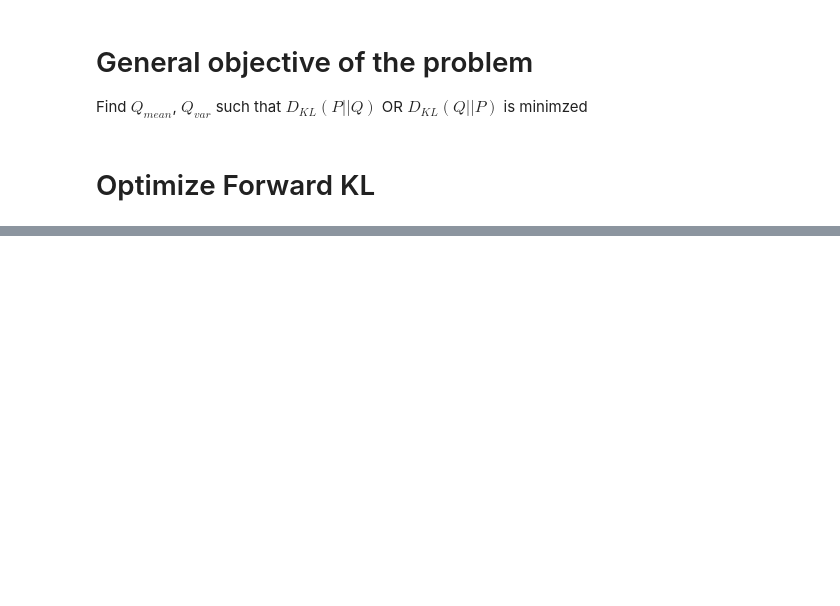
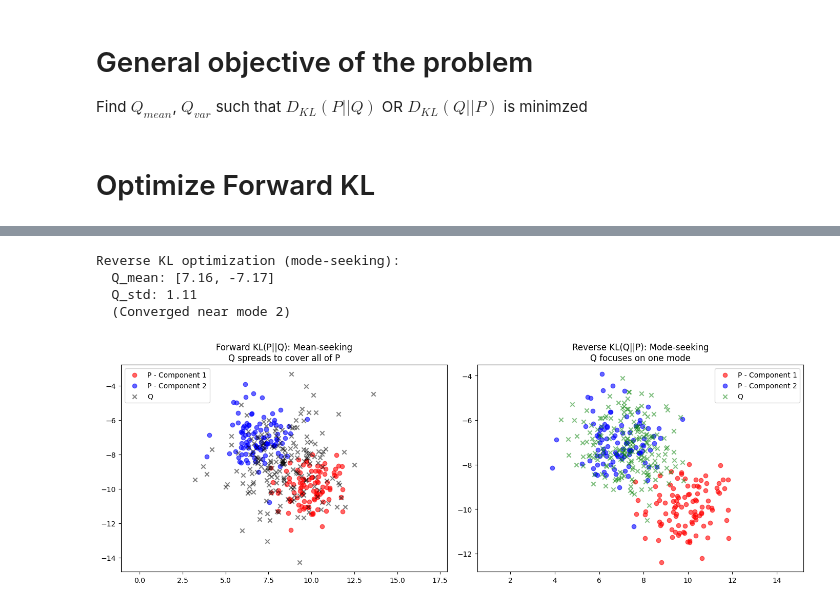
Before and after one commit to adityapaikrao/ML-algorithms-from-scratch, a Jupyter notebook: basics/KL.ipynb, the cells around one changed output, grey strips where cells are left out. Cells and saved outputs as stored; diff of their text form; code cells hidden in the pictures; blank space fills up the shorter version.

```diff
--- a/basics/KL.ipynb
+++ b/basics/KL.ipynb
@@ -85,0 +131,50 @@ ValueError: too many values to unpack (expected 2)
+# %%
+# Reverse KL - mode seeking behavior
+# Try initializing near each mode and pick best result
+results_rev = []
+
+for mode_idx in range(2):
+    x_init_rev = np.array([params_P[mode_idx, 0], params_P[mode_idx, 1], 1.0])
+    result_rev = minimize(reverseKL_obj, x0=x_init_rev, args=((params_P, 2000, 123),),
+                          bounds=bounds, method='L-BFGS-B')
+    results_rev.append((result_rev.fun, result_rev.x))
+
+# Take the one with lowest KL
+best_idx = np.argmin([r[0] for r in results_rev])
+Q_params_reverse = results_rev[best_idx][1]
+
+print(f"Reverse KL optimization (mode-seeking):")
+print(f"  Q_mean: [{Q_params_reverse[0]:.2f}, {Q_params_reverse[1]:.2f}]")
+print(f"  Q_std: {Q_params_reverse[2]:.2f}")
+print(f"  (Converged near mode {best_idx + 1})")
+# %% [output]
+Reverse KL optimization (mode-seeking):
+  Q_mean: [7.16, -7.17]
+  Q_std: 1.11
+  (Converged near mode 2)
+# %%
+# Compare Forward vs Reverse KL
+Q_forward = rng.normal(loc=Q_params_forward[:2], scale=Q_params_forward[-1], size=(200, 2))
+Q_reverse = rng.normal(loc=Q_params_reverse[:2], scale=Q_params_reverse[-1], size=(200, 2))
+
+fig, axes = plt.subplots( 1, 2, figsize=(14, 5))
+
+# Forward KL
+axes[0].scatter(p1[:, 0], p1[:, 1], color="r", alpha=0.6, label="P - Component 1")
+axes[0].scatter(p2[:, 0], p2[:, 1], color="b", alpha=0.6, label="P - Component 2")
+axes[0].scatter(Q_forward[:, 0], Q_forward[:, 1], marker="x", color="black", alpha=0.5, label="Q")
+axes[0].set_title("Forward KL(P||Q): Mean-seeking\nQ spreads to cover all of P")
+axes[0].legend()
+axes[0].axis('equal')
+
+# Reverse KL
+axes[1].scatter(p1[:, 0], p1[:, 1], color="r", alpha=0.6, label="P - Component 1")
+axes[1].scatter(p2[:, 0], p2[:, 1], color="b", alpha=0.6, label="P - Component 2")
+axes[1].scatter(Q_reverse[:, 0], Q_reverse[:, 1], marker="x", color="green", alpha=0.5, label="Q")
+axes[1].set_title("Reverse KL(Q||P): Mode-seeking\nQ focuses on one mode")
+axes[1].legend()
+axes[1].axis('equal')
+
+plt.tight_layout()
+# %% [output]
+[figure, added]
```
Also changed, not shown: parts of 5 cells of this notebook.
